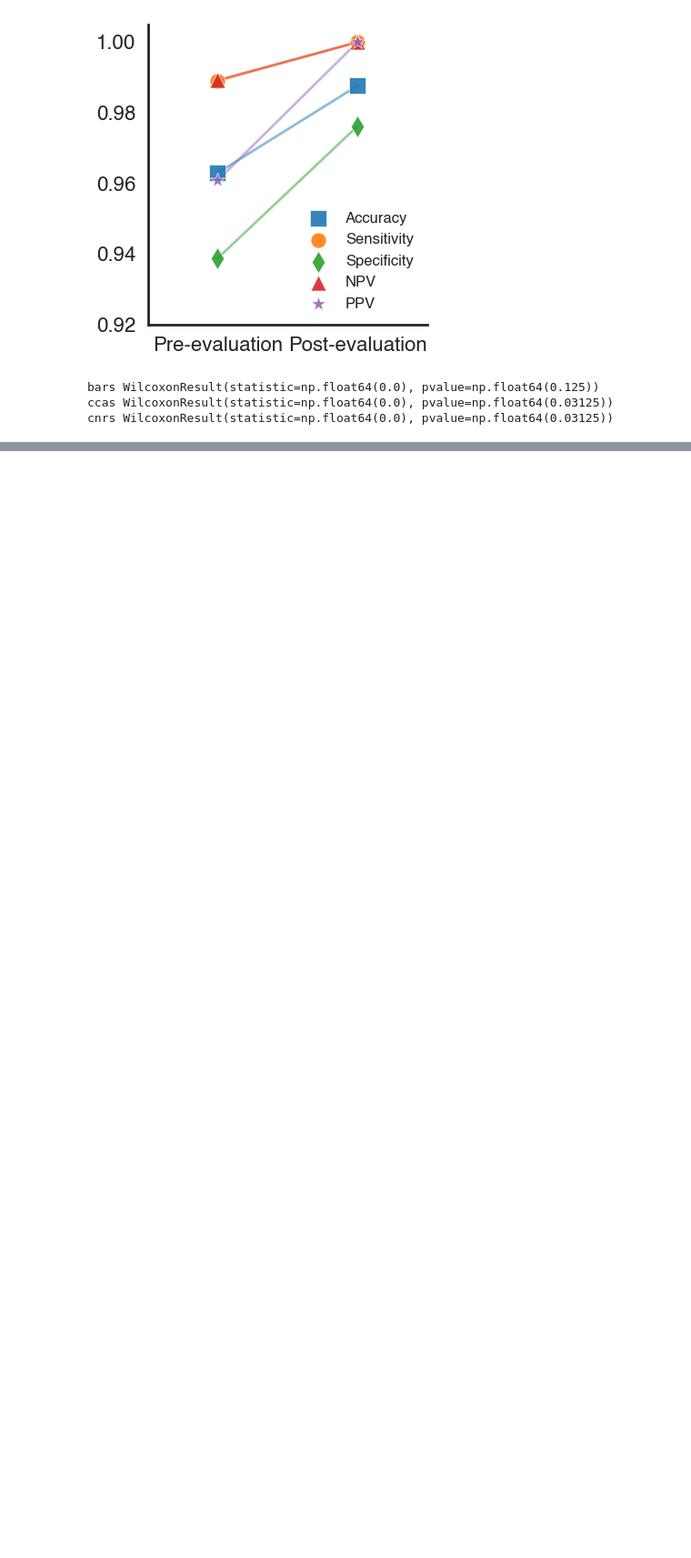
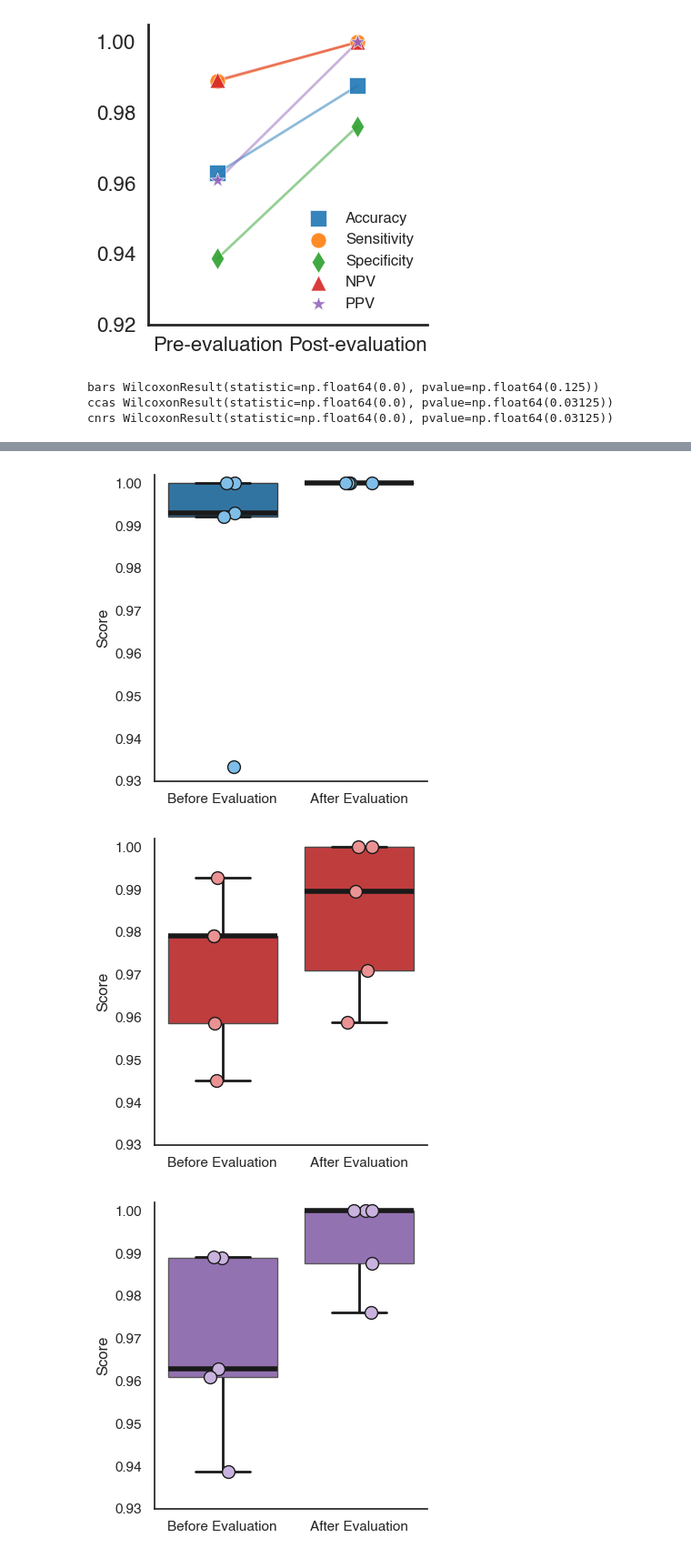
Before and after one commit to Calvinwhow/ReviewPyper, a Jupyter notebook: dev_tools/schmahmann_raynor_plots.ipynb, the cells around one changed output, grey strips where cells are left out. Shown at 91% size. Saved outputs shown, nothing was run; the diff lists cells and outputs as text; code cells hidden in the pictures; blank space fills up the shorter version.

```diff
--- a/dev_tools/schmahmann_raynor_plots.ipynb
+++ b/dev_tools/schmahmann_raynor_plots.ipynb
@@ -585,0 +700,11 @@ pre_post_overall
+# %%
+boxplot_data={}
+for set in ['bars', 'ccas', 'cnrs']:
+    stuff=pd.DataFrame()
+    stuff['score_value'] = stats[set][stats[set]['question'] == 'overall'].squeeze()[1:]
+    stuff['pre_post']='Before Evaluation'
+    stuff2=pd.DataFrame()
+    stuff2['score_value'] = post_stats[set][post_stats[set]['question'] == 'overall'].squeeze()[1:]
+    stuff2['pre_post']='After Evaluation'
+    boxplot_data[set]=pd.concat([stuff, stuff2])
+boxplot_data['bars']
@@ -585,0 +723,56 @@ pre_post_overall
+# %%
+def paired_boxplot(paired_plot_df, color, filename=None, ylims=None):
+
+    plt.figure(figsize=(4,4))
+    c = colorsys.rgb_to_hls(*mc.to_rgb(color))
+    dotcolor=colorsys.hls_to_rgb(c[0], 1 - .5 * (1 - c[1]), c[2])
+
+    pp=sns.boxplot(x="pre_post", y="score_value", color=color,
+                # hue="pre_or_post",
+                # palette=palette,
+                data=paired_plot_df,
+                showfliers=False,
+                # notch=True,
+                # showcaps=False,
+                medianprops={"color": "k", "linewidth": 4},
+                capprops={"color": "k", "linewidth": 2},
+                whiskerprops={"color": "k", "linewidth": 2},)
+
+    sp=sns.stripplot(x="pre_post", y="score_value",
+        #     hue="pre_or_post",
+            color=dotcolor,
+            data=paired_plot_df,dodge=True,
+            # alpha=0.5,
+            legend=False,
+            size=10, jitter=.1, marker='o', edgecolor='k', linewidth=1)
+
+
+    # pp.set_xticklabels([])
+    pp.set_xlabel('')
+    pp.set_ylim(ylims)
+    pp.set_ylabel('Score')
+    # pp.legend(loc='lower left', title=None)
+
+    sns.despine()
+    plt.tight_layout()
+    if filename:
+        plt.savefig(filename)
+
+
+
+paired_boxplot(boxplot_data['bars'], pal['bars'],
+               filename=f'/Users/rm026/Documents/schmahmann/plots/bars_pre-post_evaluation_boxplot_type2.svg',
+               ylims=(.93,1.002)
+               )
+paired_boxplot(boxplot_data['ccas'], pal['ccas'],
+               filename=f'/Users/rm026/Documents/schmahmann/plots/ccas_pre-post_evaluation_boxplot_type2.svg',
+               ylims=(.93,1.002)
+               )
+paired_boxplot(boxplot_data['cnrs'], pal['cnrs'],
+               filename=f'/Users/rm026/Documents/schmahmann/plots/cnrs_pre-post_evaluation_boxplot_type2.svg',
+               ylims=(.93,1.002)
+               )
+# %% [output]
+[figure, added]
+[figure, added]
+[figure, added]
```
Also changed, not shown: parts of 16 cells of this notebook, 3 other files.
